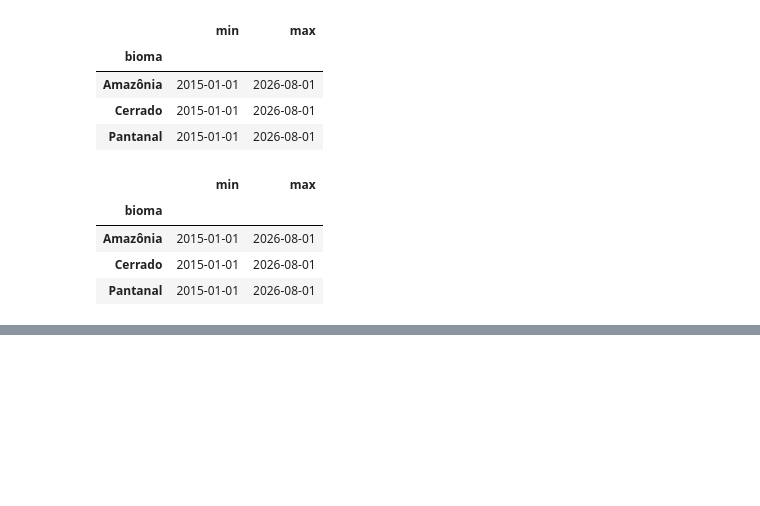
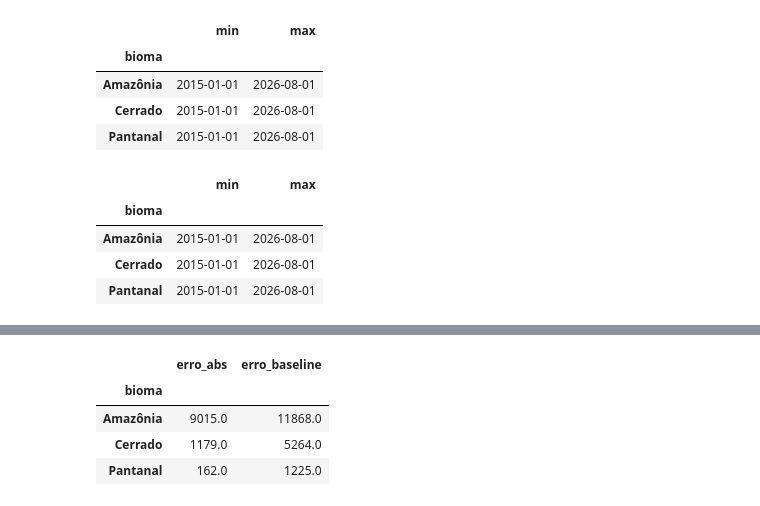
Before and after one commit to e-EstefaneAndrade/queimadas-biomas, a Jupyter notebook: notebooks/05_previsao.ipynb, the cells around one changed output, grey strips where cells are left out. Saved outputs shown, nothing was run; the diff lists cells and outputs as text; code cells hidden in the pictures; blank space fills up the shorter version.

```diff
--- a/notebooks/05_previsao.ipynb
+++ b/notebooks/05_previsao.ipynb
@@ -34,0 +93,14 @@ clima.groupby("bioma")["mes"].agg(["min", "max"])
+# %%
+ano_anterior = monthly.copy()
+ano_anterior["mes"] = ano_anterior["mes"] + pd.DateOffset(years=1)
+ano_anterior = ano_anterior.rename(columns={"focos": "focos_ano_anterior"})
+
+comparacao = comparacao.merge(ano_anterior, on=["bioma", "mes"])
+comparacao["erro_baseline"] = (comparacao["focos_ano_anterior"] - comparacao["focos"]).abs()
+comparacao.groupby("bioma")[["erro_abs", "erro_baseline"]].mean().round(0)
+# %% [output]
+|  | erro_abs | erro_baseline |
+| bioma |  |  |
+| Amazônia | 9015.0 | 11868.0 |
+| Cerrado | 1179.0 | 5264.0 |
+| Pantanal | 162.0 | 1225.0 |
```
Also changed, not shown: parts of 11 cells of this notebook, 3 other files.
